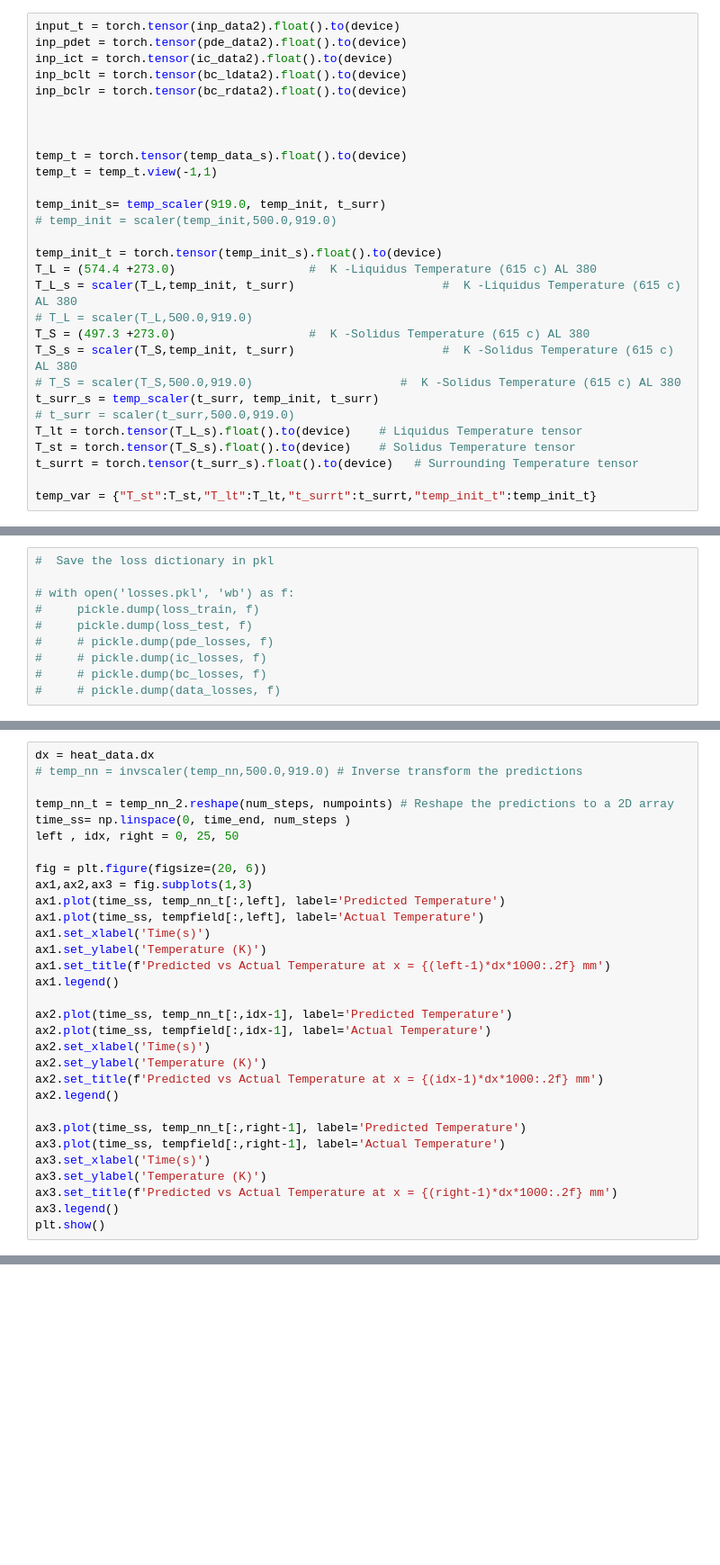
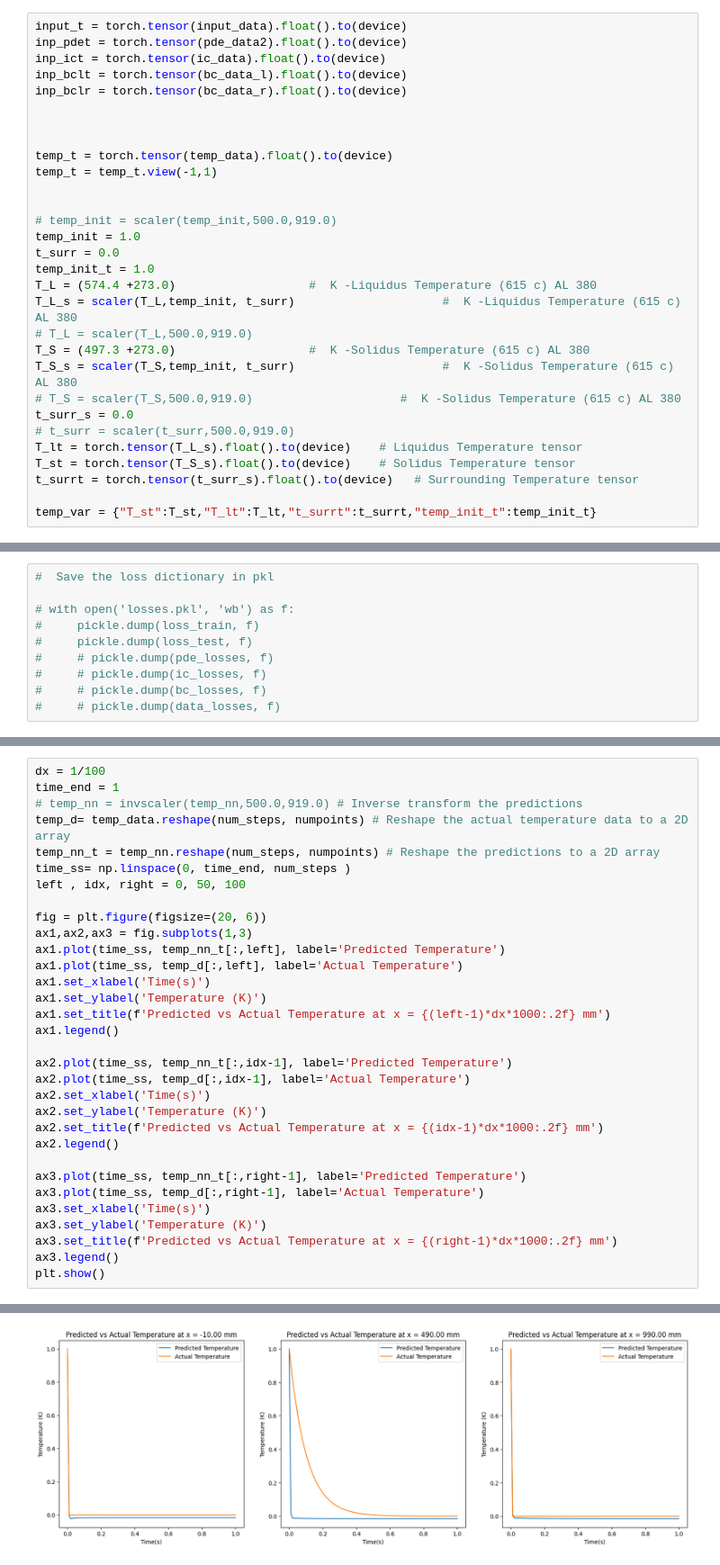
Before and after one commit to radhikrammohan/1D_HT_Pinn, a Jupyter notebook: Data-prep/PINN/Basic_training/1D_PINN.ipynb, the cells around one changed output, grey strips where cells are left out. Shown at 90% size. Cells and saved outputs as stored; diff of their text form; blank space fills up the shorter version.

```diff
--- a/Data-prep/PINN/Basic_training/1D_PINN.ipynb
+++ b/Data-prep/PINN/Basic_training/1D_PINN.ipynb
@@ -136,28 +109,29 @@ Using device: cuda
 # %% [markdown]
 ### Tensor inputs
 # %%
-input_t = torch.tensor(inp_data2).float().to(device)
+input_t = torch.tensor(input_data).float().to(device)
 inp_pdet = torch.tensor(pde_data2).float().to(device)
-inp_ict = torch.tensor(ic_data2).float().to(device)
-inp_bclt = torch.tensor(bc_ldata2).float().to(device)
-inp_bclr = torch.tensor(bc_rdata2).float().to(device)
+inp_ict = torch.tensor(ic_data).float().to(device)
+inp_bclt = torch.tensor(bc_data_l).float().to(device)
+inp_bclr = torch.tensor(bc_data_r).float().to(device)
 
 
 
-temp_t = torch.tensor(temp_data_s).float().to(device)
+temp_t = torch.tensor(temp_data).float().to(device)
 temp_t = temp_t.view(-1,1)
 
-temp_init_s= temp_scaler(919.0, temp_init, t_surr)
+
 # temp_init = scaler(temp_init,500.0,919.0)
-
-temp_init_t = torch.tensor(temp_init_s).float().to(device)
+temp_init = 1.0
+t_surr = 0.0
+temp_init_t = 1.0
 T_L = (574.4 +273.0)                   #  K -Liquidus Temperature (615 c) AL 380
 T_L_s = scaler(T_L,temp_init, t_surr)                     #  K -Liquidus Temperature (615 c) AL 380
 # T_L = scaler(T_L,500.0,919.0)
 T_S = (497.3 +273.0)                   #  K -Solidus Temperature (615 c) AL 380
 T_S_s = scaler(T_S,temp_init, t_surr)                     #  K -Solidus Temperature (615 c) AL 380
 # T_S = scaler(T_S,500.0,919.0)                     #  K -Solidus Temperature (615 c) AL 380
-t_surr_s = temp_scaler(t_surr, temp_init, t_surr)
+t_surr_s = 0.0
 # t_surr = scaler(t_surr,500.0,919.0)
 T_lt = torch.tensor(T_L_s).float().to(device)    # Liquidus Temperature tensor
 T_st = torch.tensor(T_S_s).float().to(device)    # Solidus Temperature tensor
@@ -409,29 +347,30 @@ NameError: name 'best_model' is not defined
 # %%
-dx = heat_data.dx
+dx = 1/100
+time_end = 1
 # temp_nn = invscaler(temp_nn,500.0,919.0) # Inverse transform the predictions
-
-temp_nn_t = temp_nn_2.reshape(num_steps, numpoints) # Reshape the predictions to a 2D array
+temp_d= temp_data.reshape(num_steps, numpoints) # Reshape the actual temperature data to a 2D array
+temp_nn_t = temp_nn.reshape(num_steps, numpoints) # Reshape the predictions to a 2D array
 time_ss= np.linspace(0, time_end, num_steps )
-left , idx, right = 0, 25, 50
+left , idx, right = 0, 50, 100
 
 fig = plt.figure(figsize=(20, 6))
 ax1,ax2,ax3 = fig.subplots(1,3)
 ax1.plot(time_ss, temp_nn_t[:,left], label='Predicted Temperature')
-ax1.plot(time_ss, tempfield[:,left], label='Actual Temperature')
+ax1.plot(time_ss, temp_d[:,left], label='Actual Temperature')
 ax1.set_xlabel('Time(s)')
 ax1.set_ylabel('Temperature (K)')
 ax1.set_title(f'Predicted vs Actual Temperature at x = {(left-1)*dx*1000:.2f} mm')
 ax1.legend()
 
 ax2.plot(time_ss, temp_nn_t[:,idx-1], label='Predicted Temperature')
-ax2.plot(time_ss, tempfield[:,idx-1], label='Actual Temperature')
+ax2.plot(time_ss, temp_d[:,idx-1], label='Actual Temperature')
 ax2.set_xlabel('Time(s)')
 ax2.set_ylabel('Temperature (K)')
 ax2.set_title(f'Predicted vs Actual Temperature at x = {(idx-1)*dx*1000:.2f} mm')
 ax2.legend()
 
 ax3.plot(time_ss, temp_nn_t[:,right-1], label='Predicted Temperature')
-ax3.plot(time_ss, tempfield[:,right-1], label='Actual Temperature')
+ax3.plot(time_ss, temp_d[:,right-1], label='Actual Temperature')
 ax3.set_xlabel('Time(s)')
 ax3.set_ylabel('Temperature (K)')
 ax3.set_title(f'Predicted vs Actual Temperature at x = {(right-1)*dx*1000:.2f} mm')
@@ -442 +380,2 @@ NameError: name 'temp_nn_2' is not defined
+[figure, added]
 # %%
```
Also changed, not shown: parts of 19 cells of this notebook, 1 other file.
